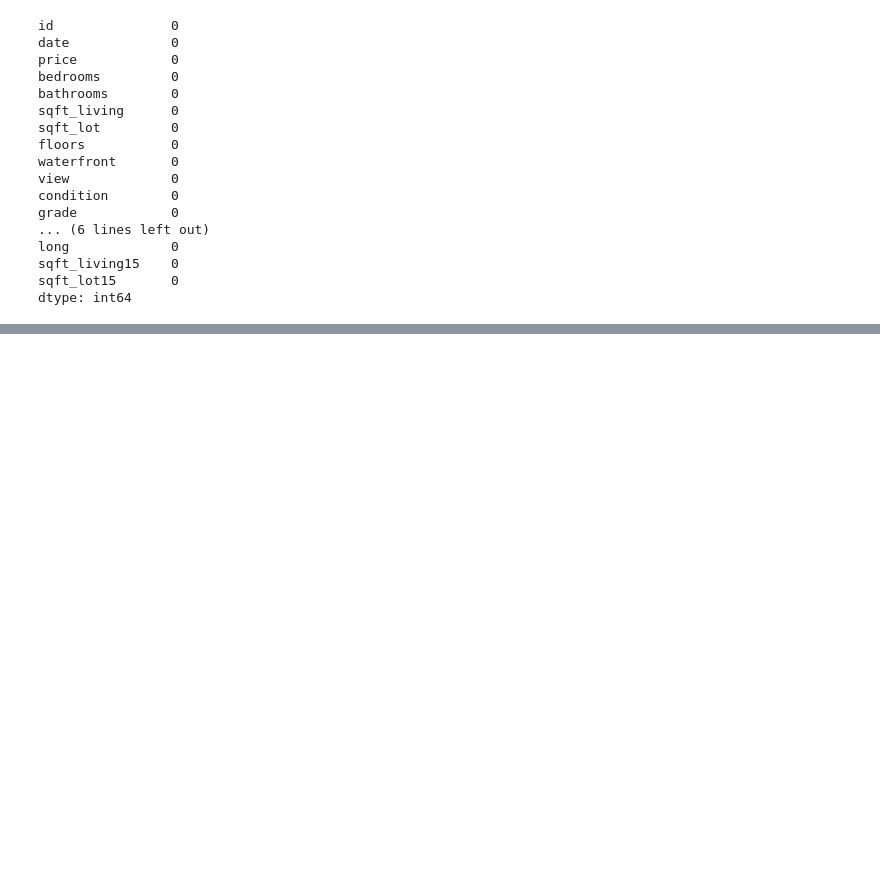
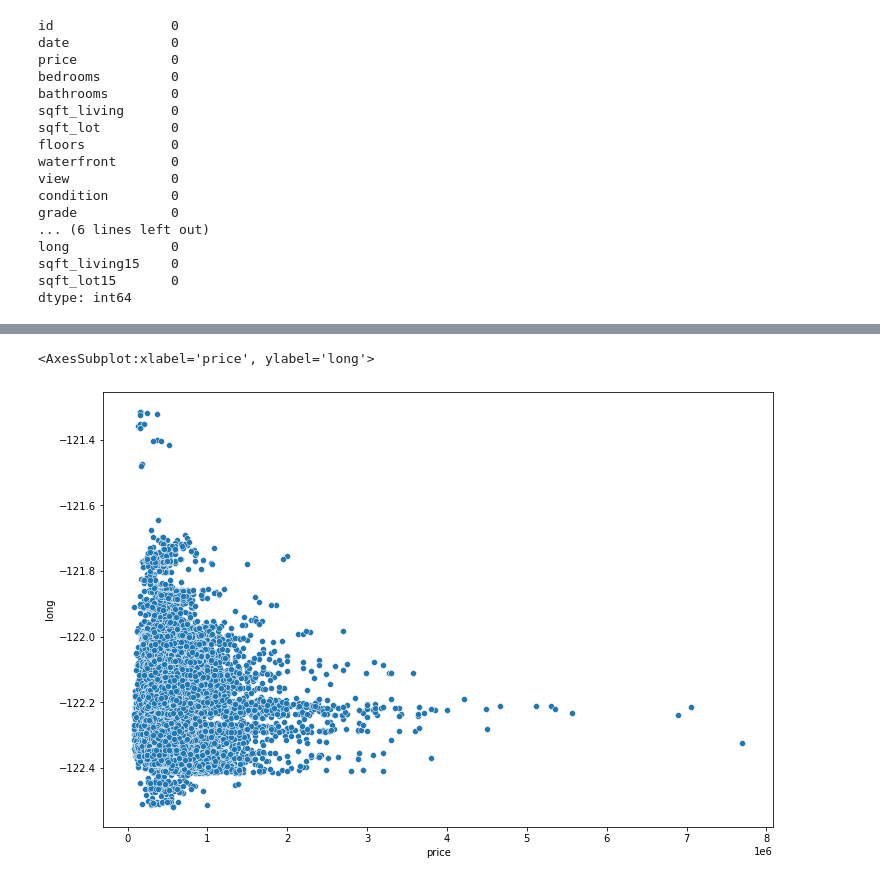
Before and after one commit to mkawsarzaman/ANN_Tensorflow_with_keras_API, a Jupyter notebook: House_sales_prediction_deep_ANN_Tensorflow.ipynb, the cells around one changed output, grey strips where cells are left out. Cells and saved outputs as stored; diff of their text form; code cells hidden in the pictures; blank space fills up the shorter version.

```diff
--- a/House_sales_prediction_deep_ANN_Tensorflow.ipynb
+++ b/House_sales_prediction_deep_ANN_Tensorflow.ipynb
@@ -47,0 +67,6 @@ df.describe().transpose()
+# %%
+plt.figure(figsize=(12,8))
+sns.scatterplot(x='price',y='long',data=df)
+# %% [output]
+<AxesSubplot:xlabel='price', ylabel='long'>
+[figure, added]
```
Also changed, not shown: parts of 21 cells of this notebook.
